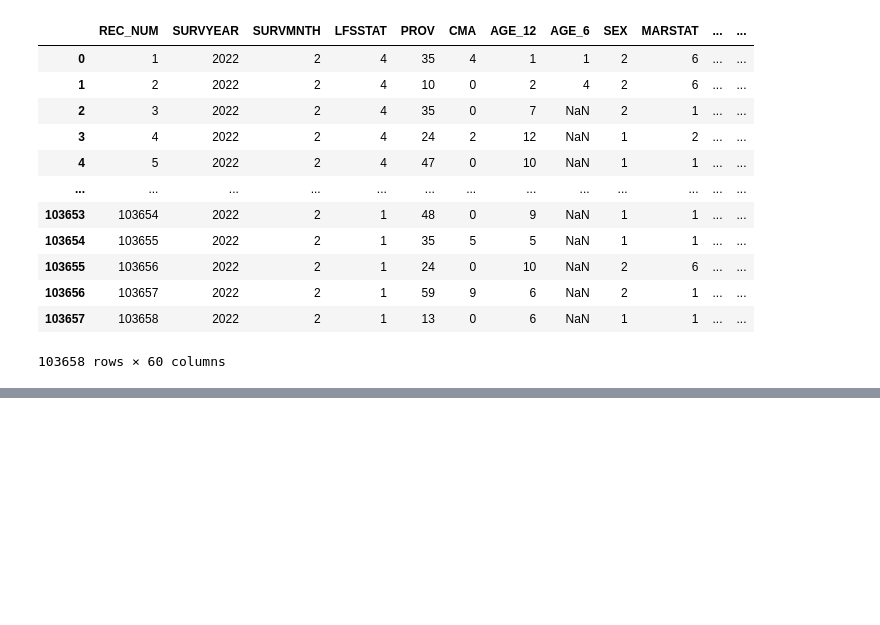
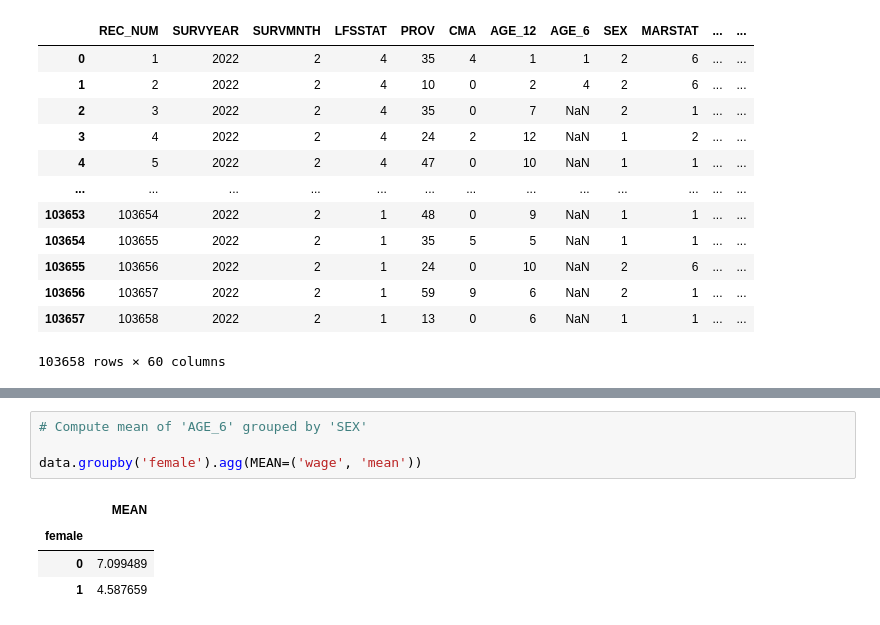
Before and after one commit to havaledar/econ3740_f26, a Jupyter notebook: lab_5.ipynb, the cells around one changed output, grey strips where cells are left out. Saved outputs shown, nothing was run; the diff lists cells and outputs as text; blank space fills up the shorter version.

```diff
--- a/lab_5.ipynb
+++ b/lab_5.ipynb
@@ -218,0 +253,9 @@ d1
+# %%
+# Compute mean of 'AGE_6' grouped by 'SEX'
+
+data.groupby('female').agg(MEAN=('wage', 'mean'))
+# %% [output]
+|  | MEAN |
+| female |  |
+| 0 | 7.099489 |
+| 1 | 4.587659 |
```
Also changed, not shown: parts of 19 cells of this notebook.
